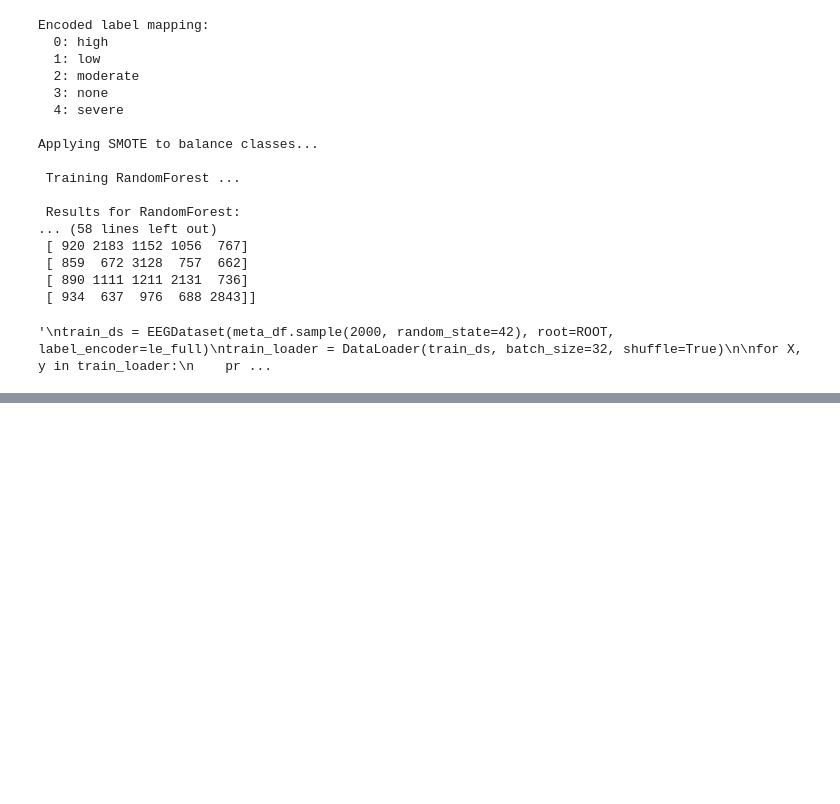
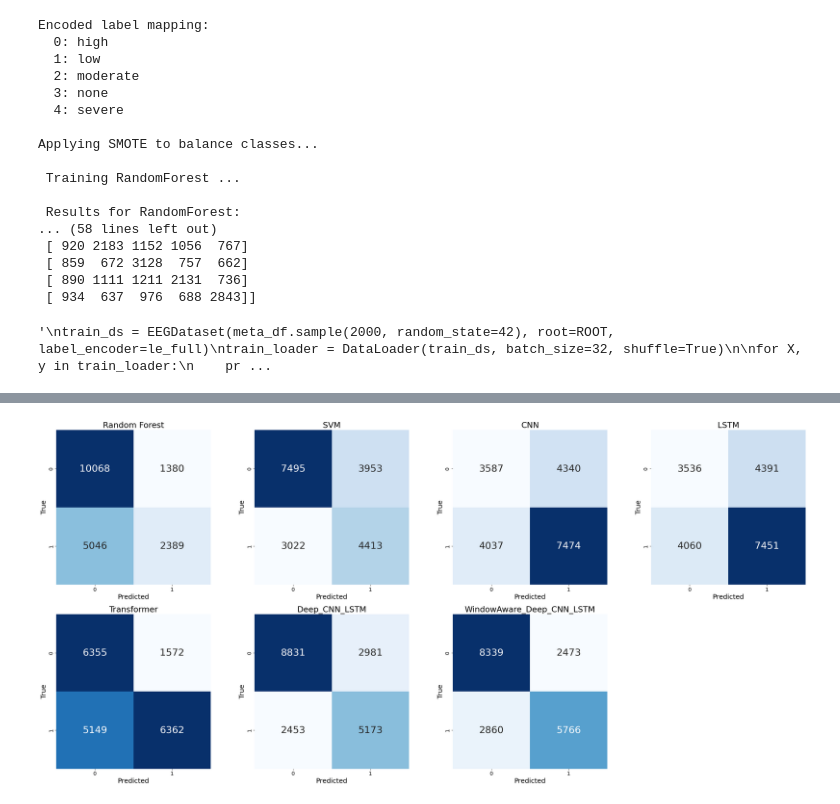
Before and after one commit to AditiSatsangi/EEG-Pain-Estimation, a Jupyter notebook: notebooks/code.ipynb, the cells around one changed output, grey strips where cells are left out. Drawn from its saved outputs; the diff is of its cells as text; code cells hidden in the pictures; blank space fills up the shorter version.

```diff
--- a/notebooks/code.ipynb
+++ b/notebooks/code.ipynb
@@ -290,0 +2372,61 @@ for X, y in train_loader:
+# %%
+import matplotlib.pyplot as plt
+import seaborn as sns
+import numpy as np
+
+# Define confusion matrices for all models
+cm_data = {
+    "Random Forest": np.array([[10068, 1380],
+                               [5046, 2389]]),
+
+    "SVM": np.array([[7495, 3953],
+                     [3022, 4413]]),
+
+    "CNN": np.array([[3587, 4340],
+                     [4037, 7474]]),
+
+    "LSTM": np.array([[3536, 4391],
+                      [4060, 7451]]),
+
+    "Transformer": np.array([[6355, 1572],
+                             [5149, 6362]]),
+
+    "Deep_CNN_LSTM": np.array([[8831, 2981],
+                               [2453, 5173]])
+}
+
+# Add Window-Aware CNN-LSTM entry
+cm_data["WindowAware_Deep_CNN_LSTM"] = np.array([
+    [8339, 2473],
+    [2860, 5766]
+])
+
+models = list(cm_data.keys())
+
+# Layout: 4 models in row 1, 3 in row 2
+rows = 2
+cols = 4  # create 8 slots; last one will be deleted
+fig, axes = plt.subplots(rows, cols, figsize=(30, 14))
+axes = axes.flatten()
+
+# Plot confusion matrices
+for i, model in enumerate(models):
+    sns.heatmap(cm_data[model], annot=True, fmt='d', ax=axes[i],
+                cmap="Blues", cbar=False, annot_kws={"size": 26})
+
+    axes[i].set_xlabel('Predicted', fontsize=18)
+    axes[i].set_ylabel('True', fontsize=18)
+    axes[i].set_title(model, fontsize=22)
+    axes[i].tick_params(axis='x', labelsize=14)
+    axes[i].tick_params(axis='y', labelsize=14)
+
+    # Make each heatmap square
+    axes[i].set_aspect("equal")
+
+# Remove extra unused subplot (8th panel)
+fig.delaxes(axes[-1])
+
+plt.tight_layout()
+plt.show()
+# %% [output]
+[figure, added]
```
Also changed, not shown: parts of 7 cells of this notebook, 16 other files.
